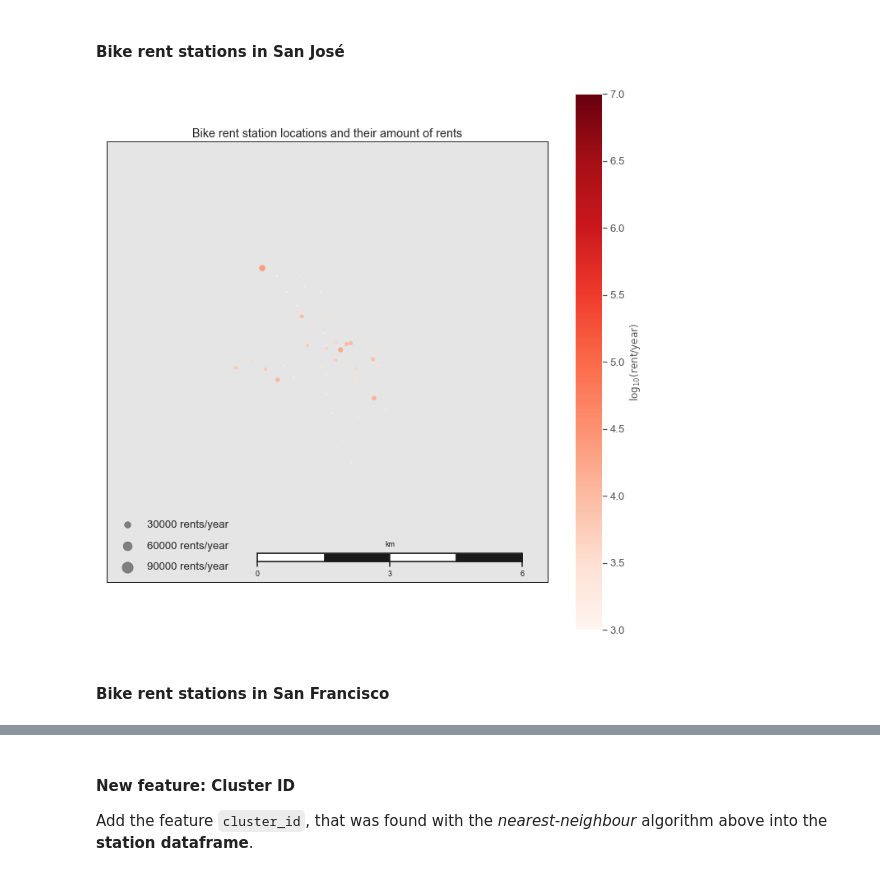
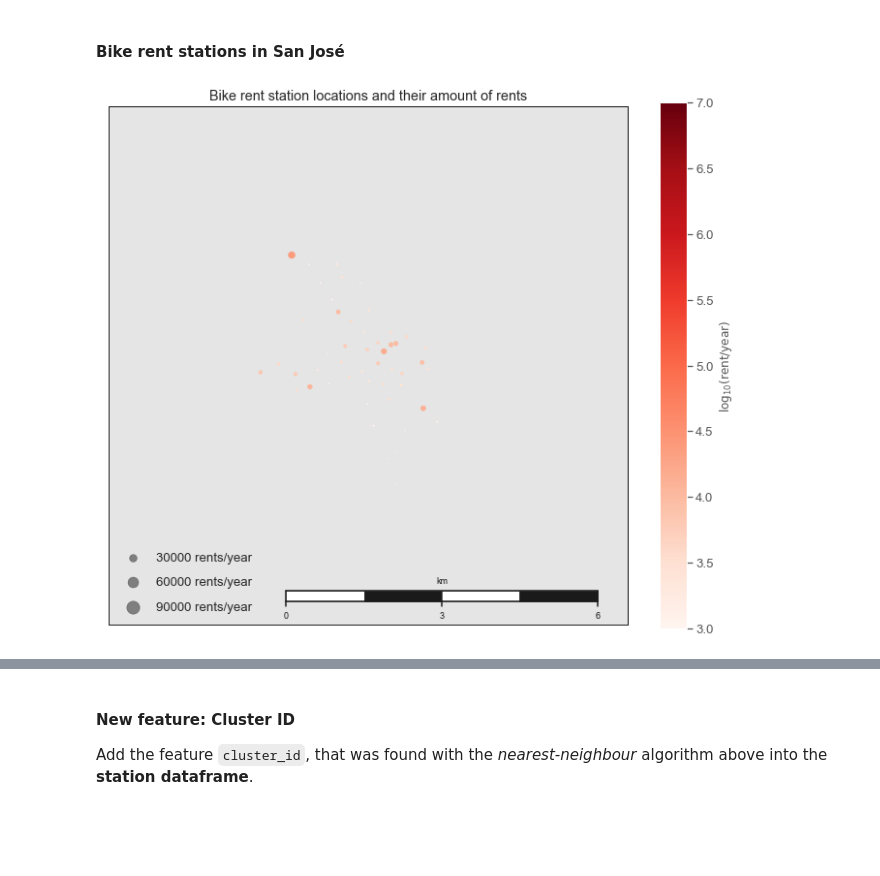
Before and after one commit to resa89/DataAnalystND, a Jupyter notebook: 07_CommunicatingDataFindings/slide_deck_template.ipynb, the cells around one changed output, grey strips where cells are left out. Drawn from its saved outputs; the diff is of its cells as text; code cells hidden in the pictures; blank space fills up the shorter version.

Commit message:
finish: Communication visualization bike rent data exploration and presentation

```diff
--- a/07_CommunicatingDataFindings/slide_deck_template.ipynb
+++ b/07_CommunicatingDataFindings/slide_deck_template.ipynb
@@ -30,7 +30,7 @@ import pylab as pl
 %matplotlib inline
 # %%
 sns.set_style("whitegrid")
-sns.set(rc={'figure.figsize':(12,6)})
+sns.set(rc={'figure.figsize':(12,8)})
 sns.set(font_scale=1.2)
 sns.set_palette("pastel")
 base_color = sns.color_palette()[0]
@@ -181,5 +199,11 @@ In the above visualization, we can see that the station with name `San Francisco
 # %% [markdown]
 #### Location of stations (and their amount of rents/year)
+# %%
+sns.set_style("whitegrid")
+sns.set(rc={'figure.figsize':(12,8)})
+sns.set(font_scale=1.2)
+sns.set_palette("pastel")
+base_color = sns.color_palette()[0]
 # %%
 sns.set_style("white")
 
@@ -369,7 +495,7 @@ There were three city centers found: **San_Jose**, **San_Francisco**, **East_Bay
 center = C[0]
 
 # 1. Draw the map background
-fig = plt.figure(figsize=(12, 12))
+fig = plt.figure(figsize=(12, 10))
 m = Basemap(projection='tmerc', resolution='h',
             lat_0=center[0], lon_0=center[1],
             width=0.01E6, height=0.01E6)
@@ -382,33 +508,31 @@ m.drawmapboundary()
 #m.drawstates(color='gray')
 
 m.drawmapscale(lon=center[1]+0.016, lat=center[0]-0.04,
                lon0=center[1], lat0=center[0], length=6, barstyle='fancy')
 
 # 2. scatter city data, with color reflecting population
 # and size reflecting area
 m.scatter(lon, lat, latlon=True,
           c=np.log10(amount), s=amount/500,
           cmap='Reds', alpha=1)
 #plt.scatter(lon, lat, 10, marker='o', color='red')
 
 #x, y = m(lon, lat) # transform coordinates
 #plt.scatter(x,y,10, marker='o', color='red')
 
 
 plt.title('Bike rent station locations and their amount of rents');
 #plt.show()
 
 # 3. create colorbar and legend
 plt.colorbar(label=r'$\log_{10}({\rm rent/year})$')
 plt.clim(3, 7)
 
 # make legend with dummy points
 for a in [30000, 60000, 90000]:
     plt.scatter([], [], c='k', alpha=0.5, s=a/500,
                 label=str(a) + ' rents/year')
 plt.legend(scatterpoints=1, frameon=False,
            labelspacing=1, loc='lower left');
 # %% [output]
-[figure, old version]
+[figure, new version]
-# %% [markdown]
-#### Bike rent stations in San Francisco
```
Also changed, not shown: parts of 73 cells of this notebook, 1 other file.
